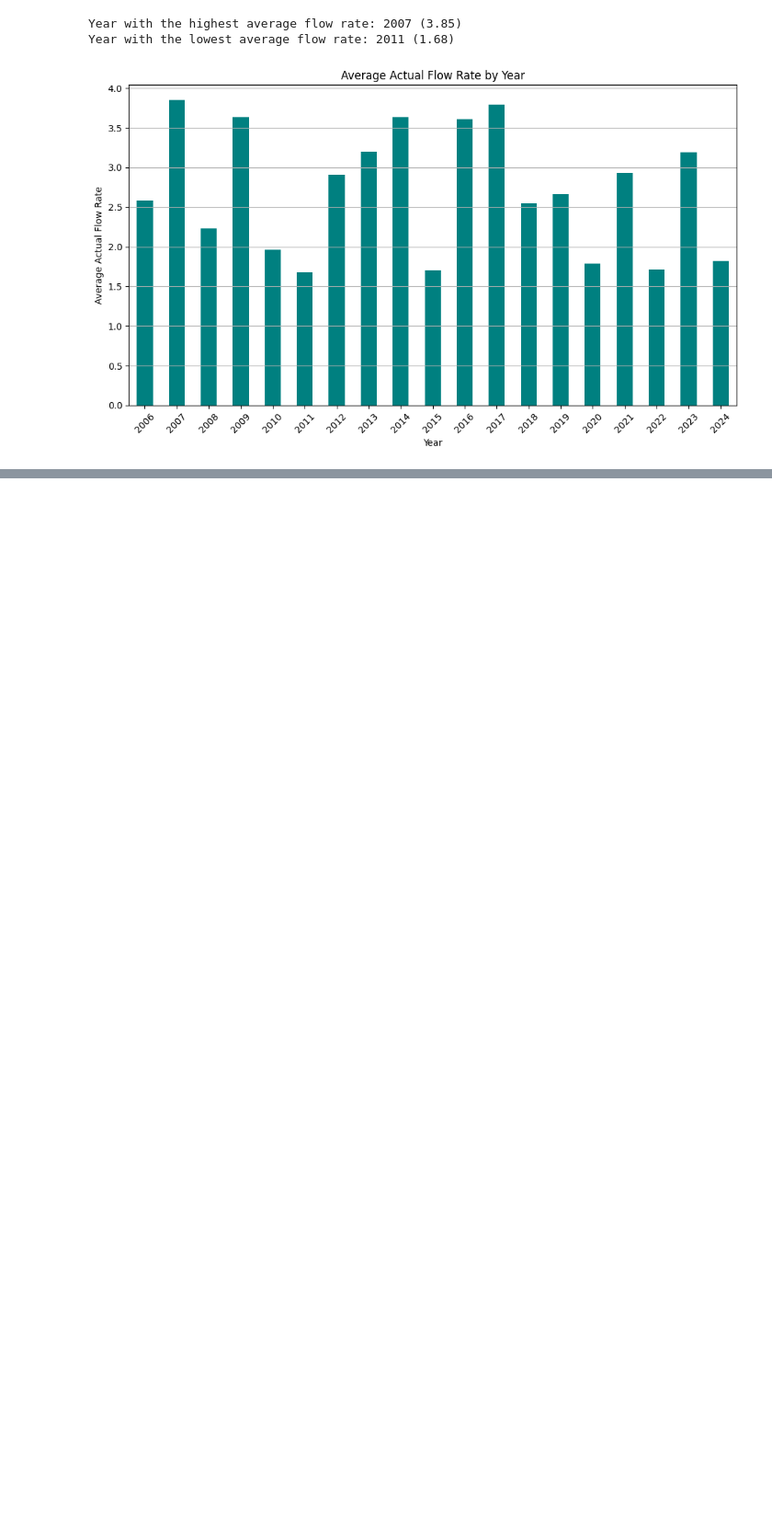
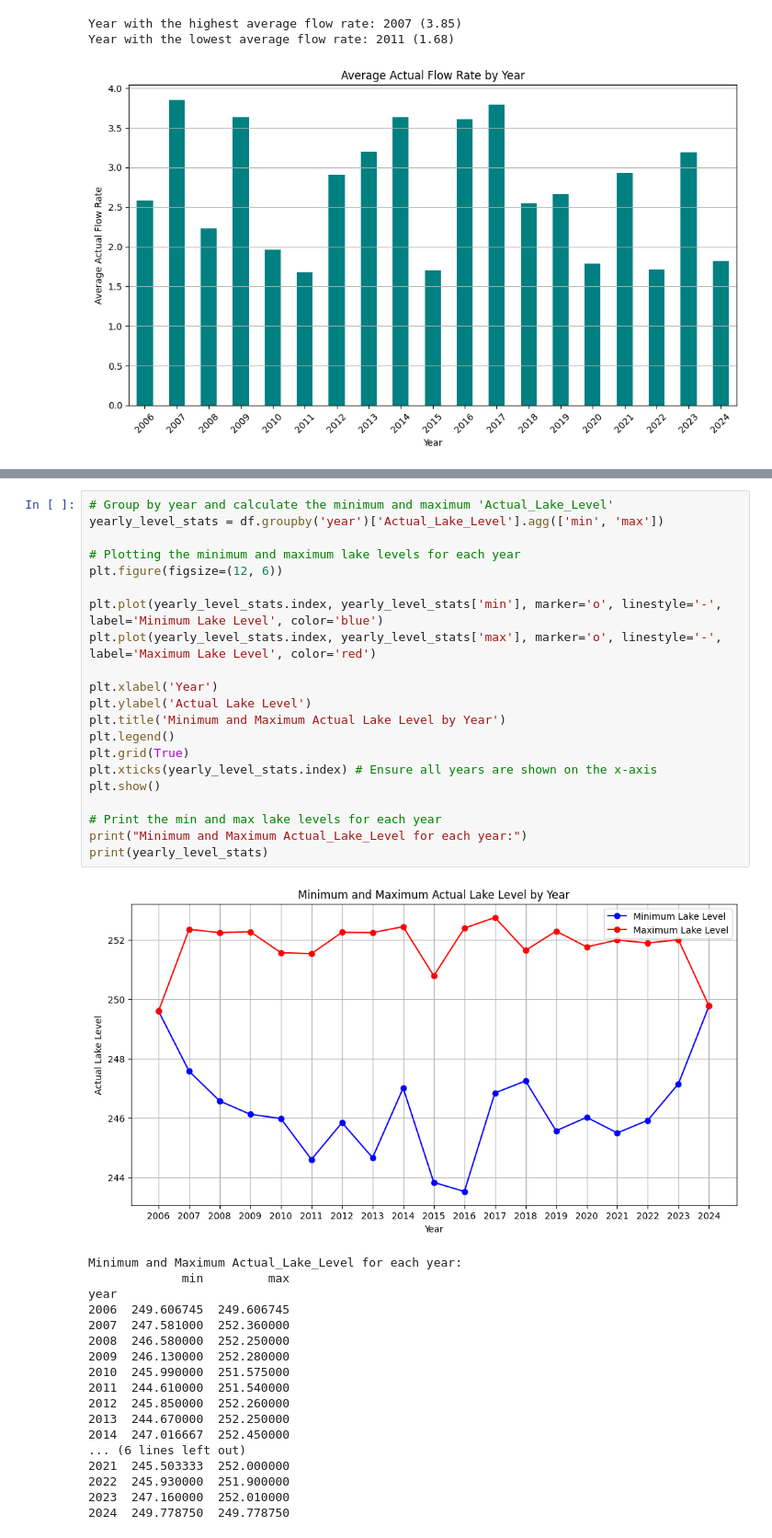
Before and after one commit to MohamamdAghaei/Acea-Smart-Water-Analytics, a Jupyter notebook: Big_Data_project_Water_Analytics.ipynb, the cells around one changed output, grey strips where cells are left out. Shown at 92% size. Cells and saved outputs as stored; diff of their text form; blank space fills up the shorter version.

```diff
--- a/Big_Data_project_Water_Analytics.ipynb
+++ b/Big_Data_project_Water_Analytics.ipynb
@@ -193,0 +240,40 @@ plt.show()
+# %%
+# Group by year and calculate the minimum and maximum 'Actual_Lake_Level'
+yearly_level_stats = df.groupby('year')['Actual_Lake_Level'].agg(['min', 'max'])
+
+# Plotting the minimum and maximum lake levels for each year
+plt.figure(figsize=(12, 6))
+
+plt.plot(yearly_level_stats.index, yearly_level_stats['min'], marker='o', linestyle='-', label='Minimum Lake Level', color='blue')
+plt.plot(yearly_level_stats.index, yearly_level_stats['max'], marker='o', linestyle='-', label='Maximum Lake Level', color='red')
+
+plt.xlabel('Year')
+plt.ylabel('Actual Lake Level')
+plt.title('Minimum and Maximum Actual Lake Level by Year')
+plt.legend()
+plt.grid(True)
+plt.xticks(yearly_level_stats.index) # Ensure all years are shown on the x-axis
+plt.show()
+
+# Print the min and max lake levels for each year
+print("Minimum and Maximum Actual_Lake_Level for each year:")
+print(yearly_level_stats)
+# %% [output]
+[figure, added]
+Minimum and Maximum Actual_Lake_Level for each year:
+             min         max
+year
+2006  249.606745  249.606745
+2007  247.581000  252.360000
+2008  246.580000  252.250000
+2009  246.130000  252.280000
+2010  245.990000  251.575000
+2011  244.610000  251.540000
+2012  245.850000  252.260000
+2013  244.670000  252.250000
+2014  247.016667  252.450000
+... (6 lines left out)
+2021  245.503333  252.000000
+2022  245.930000  251.900000
+2023  247.160000  252.010000
+2024  249.778750  249.778750
```
Also changed, not shown: parts of 6 cells of this notebook.
